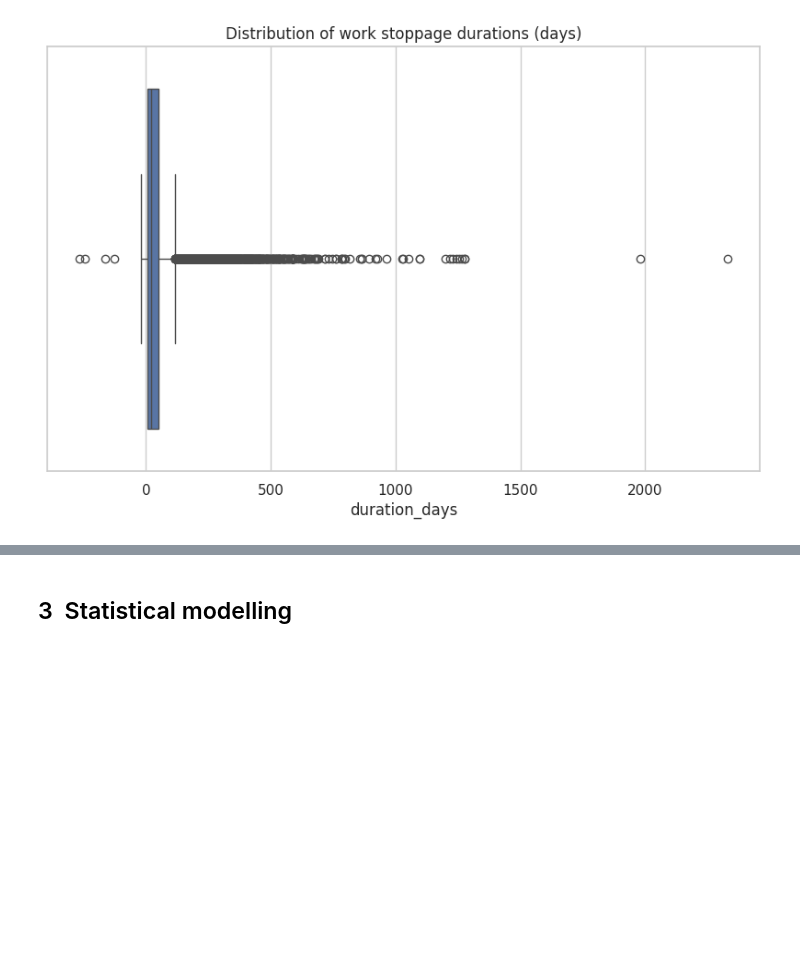
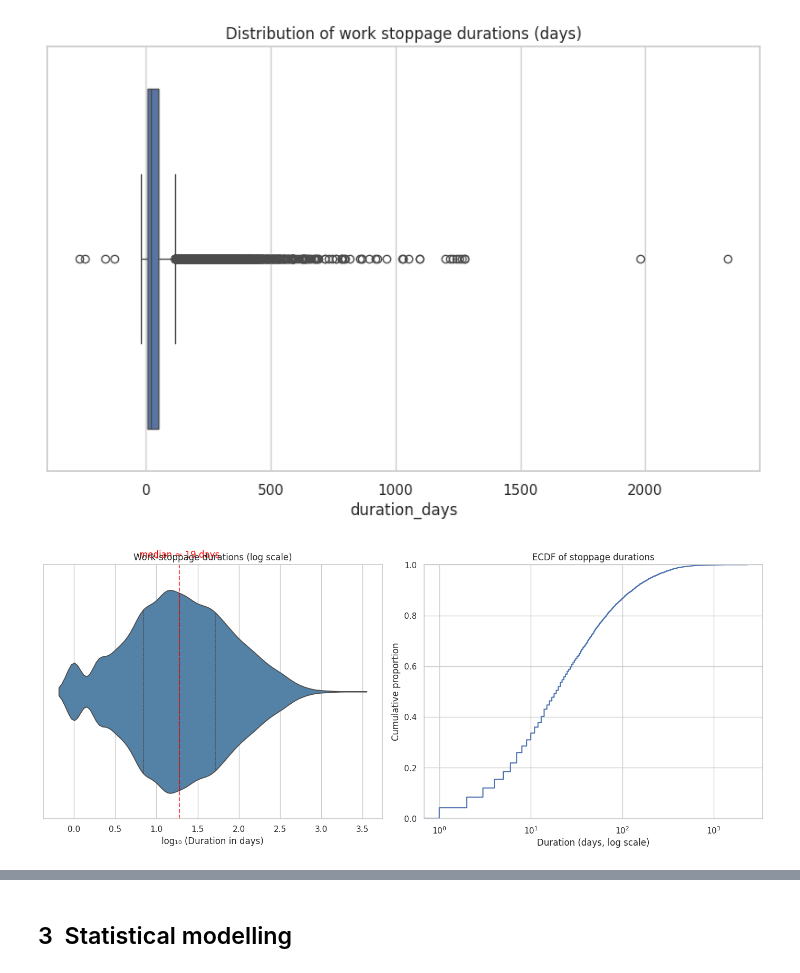
Before and after one commit to joshhilton/Demonstration-Projects, a Jupyter notebook: work_stoppage_analysis.ipynb, the cells around one changed output, grey strips where cells are left out. Cells and saved outputs as stored; diff of their text form; code cells hidden in the pictures; blank space fills up the shorter version.

```diff
--- a/work_stoppage_analysis.ipynb
+++ b/work_stoppage_analysis.ipynb
@@ -330,3 +368,33 @@ plt.title('Distribution of work stoppage durations (days)')
 # %% [output]
 Text(0.5, 1.0, 'Distribution of work stoppage durations (days)')
 [figure]
+# %%
+import numpy as np, seaborn as sns, matplotlib.pyplot as plt
+sns.set_theme(style="whitegrid")
+
+# create a log‑duration helper (drop 0‑day artefacts, if any)
+dur = wsp['duration_days'].replace(0, np.nan).dropna()
+dur_log = np.log10(dur)
+
+fig, axes = plt.subplots(ncols=2, figsize=(14, 6))
+
+# 1 ▸ violin/box on log scale
+sns.violinplot(x=dur_log, inner='quartile', ax=axes[0], color='steelblue')
+median = dur_log.median()
+axes[0].axvline(median, ls='--', c='red', alpha=.7)
+axes[0].text(median, 1.02, f'median ≈ {10**median:.0f} days',
+             ha='center', va='bottom', color='red', transform=axes[0].get_xaxis_transform())
+axes[0].set_xlabel('log\u2081\u2080 (Duration in days)')
+axes[0].set_title('Work‑stoppage durations (log scale)')
+
+# 2 ▸ ECDF on linear scale (x‑axis log so tail is visible)
+sns.ecdfplot(dur, ax=axes[1])
+axes[1].set_xscale('log')
+axes[1].set_xlabel('Duration (days, log scale)')
+axes[1].set_ylabel('Cumulative proportion')
+axes[1].set_title('ECDF of stoppage durations')
+
+plt.tight_layout()
+plt.show()
+# %% [output]
+[figure, added]
```
Also changed, not shown: parts of 15 cells of this notebook.
